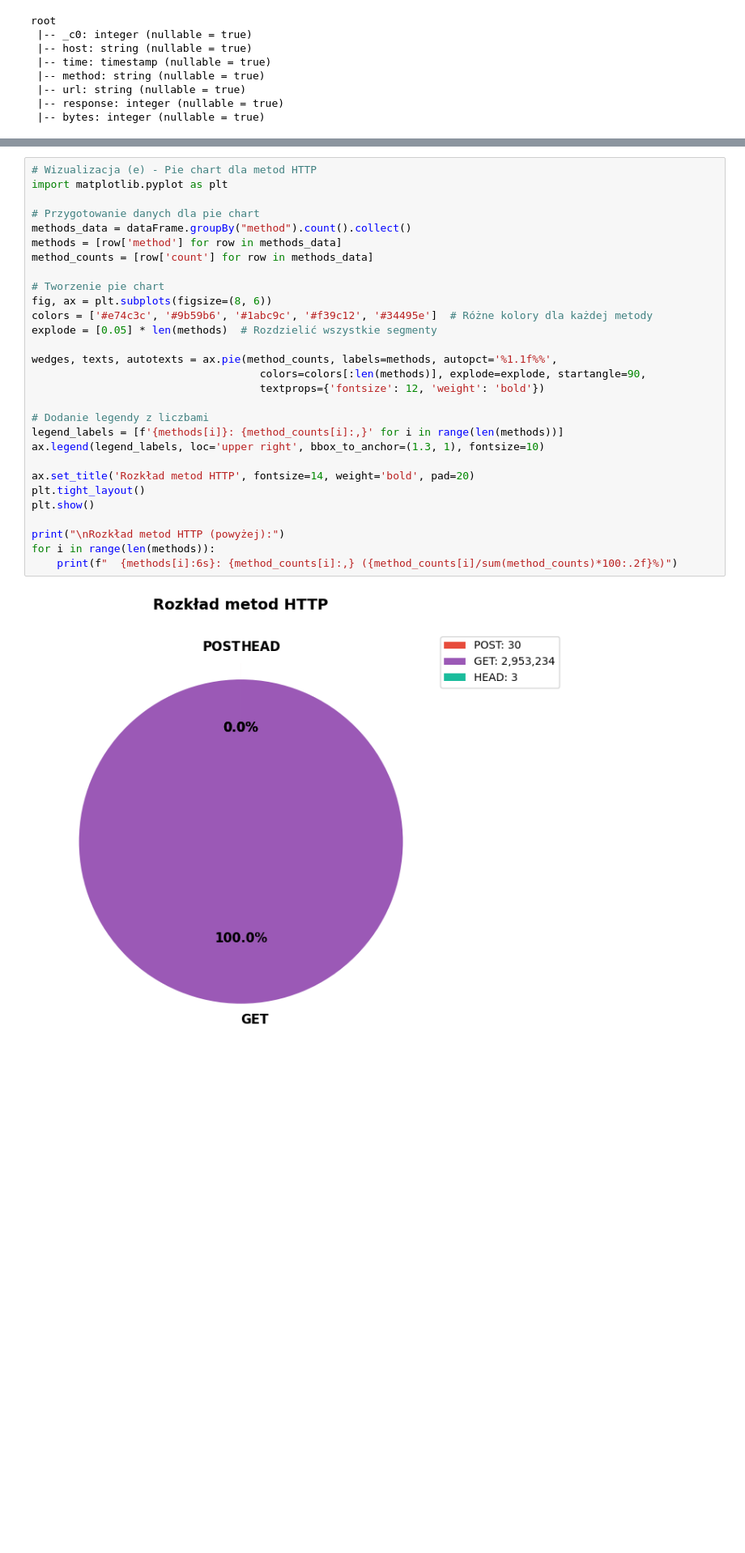
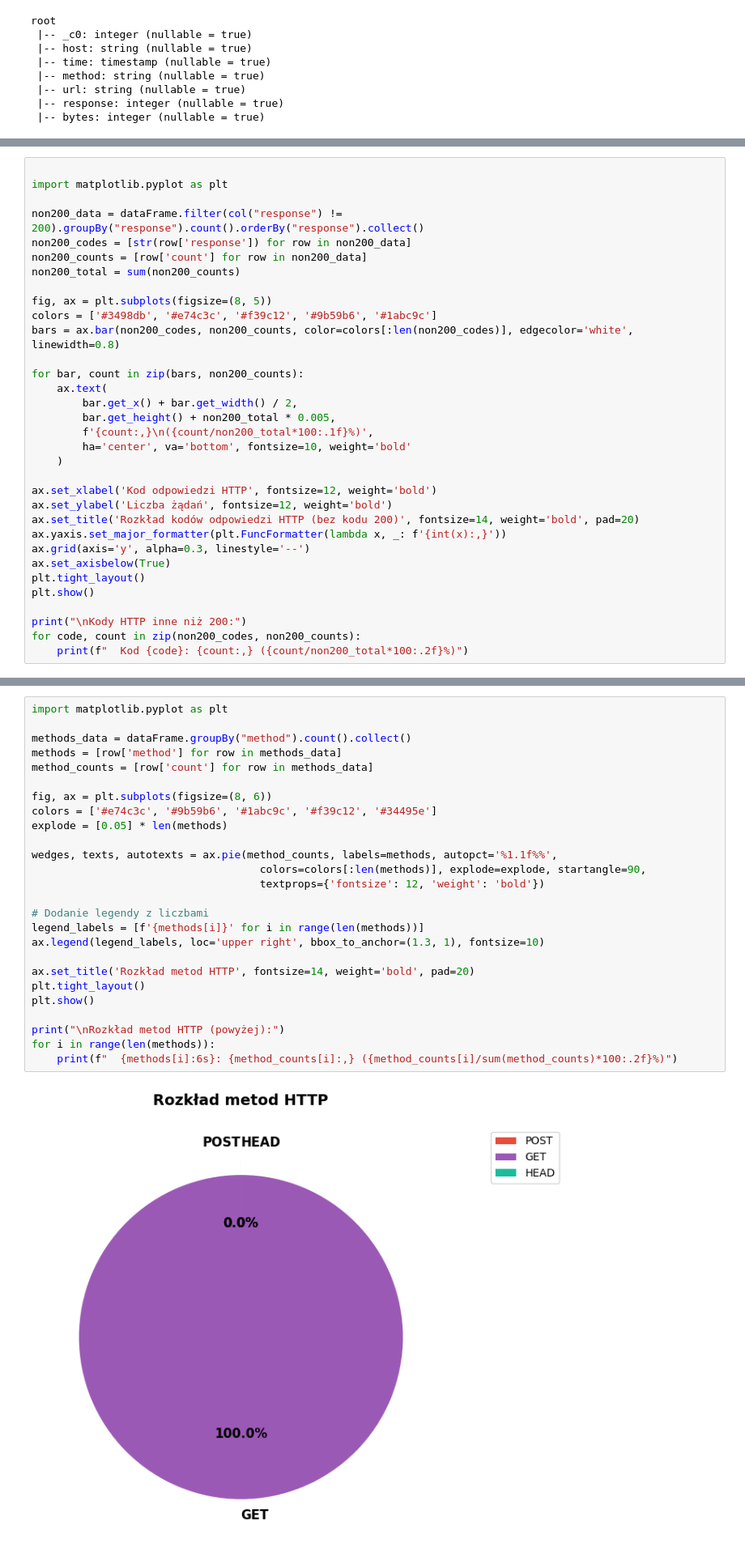
Before and after one commit to GTR1701/sem4, a Jupyter notebook: Metody i Narzedzia Big Data/1/BigDataProjekt1.ipynb, the cells around one changed output, grey strips where cells are left out. Shown at 81% size. Saved outputs shown, nothing was run; the diff lists cells and outputs as text; blank space fills up the shorter version.

Commit message:
Big Data projekt 1 implementacja

```diff
--- a/Metody i Narzedzia Big Data/1/BigDataProjekt1.ipynb
+++ b/Metody i Narzedzia Big Data/1/BigDataProjekt1.ipynb
@@ -336,3 +407,36 @@ Rozkład kodów HTTP (powyżej):
   Kod 304: 258,161 (8.74%)
   Kod 404: 3,858 (0.13%)
   Kod 501: 30 (0.00%)
+# %%
+
+import matplotlib.pyplot as plt
+
+non200_data = dataFrame.filter(col("response") != 200).groupBy("response").count().orderBy("response").collect()
+non200_codes = [str(row['response']) for row in non200_data]
+non200_counts = [row['count'] for row in non200_data]
+non200_total = sum(non200_counts)
+
+fig, ax = plt.subplots(figsize=(8, 5))
+colors = ['#3498db', '#e74c3c', '#f39c12', '#9b59b6', '#1abc9c']
+bars = ax.bar(non200_codes, non200_counts, color=colors[:len(non200_codes)], edgecolor='white', linewidth=0.8)
+
+for bar, count in zip(bars, non200_counts):
+    ax.text(
+        bar.get_x() + bar.get_width() / 2,
+        bar.get_height() + non200_total * 0.005,
+        f'{count:,}\n({count/non200_total*100:.1f}%)',
+        ha='center', va='bottom', fontsize=10, weight='bold'
+    )
+
+ax.set_xlabel('Kod odpowiedzi HTTP', fontsize=12, weight='bold')
+ax.set_ylabel('Liczba żądań', fontsize=12, weight='bold')
+ax.set_title('Rozkład kodów odpowiedzi HTTP (bez kodu 200)', fontsize=14, weight='bold', pad=20)
+ax.yaxis.set_major_formatter(plt.FuncFormatter(lambda x, _: f'{int(x):,}'))
+ax.grid(axis='y', alpha=0.3, linestyle='--')
+ax.set_axisbelow(True)
+plt.tight_layout()
+plt.show()
+
+print("\nKody HTTP inne niż 200:")
+for code, count in zip(non200_codes, non200_counts):
+    print(f"  Kod {code}: {count:,} ({count/non200_total*100:.2f}%)")
@@ -516,34 +608,31 @@ Razem zapytań: 2953267
 # %%
-# Wizualizacja (e) - Pie chart dla metod HTTP
 import matplotlib.pyplot as plt
 
-# Przygotowanie danych dla pie chart
 methods_data = dataFrame.groupBy("method").count().collect()
 methods = [row['method'] for row in methods_data]
 method_counts = [row['count'] for row in methods_data]
 
-# Tworzenie pie chart
 fig, ax = plt.subplots(figsize=(8, 6))
-colors = ['#e74c3c', '#9b59b6', '#1abc9c', '#f39c12', '#34495e']  # Różne kolory dla każdej metody
-explode = [0.05] * len(methods)  # Rozdzielić wszystkie segmenty
+colors = ['#e74c3c', '#9b59b6', '#1abc9c', '#f39c12', '#34495e']
+explode = [0.05] * len(methods)
 
 wedges, texts, autotexts = ax.pie(method_counts, labels=methods, autopct='%1.1f%%',
                                     colors=colors[:len(methods)], explode=explode, startangle=90,
                                     textprops={'fontsize': 12, 'weight': 'bold'})
 
 # Dodanie legendy z liczbami
-legend_labels = [f'{methods[i]}: {method_counts[i]:,}' for i in range(len(methods))]
+legend_labels = [f'{methods[i]}' for i in range(len(methods))]
 ax.legend(legend_labels, loc='upper right', bbox_to_anchor=(1.3, 1), fontsize=10)
 
 ax.set_title('Rozkład metod HTTP', fontsize=14, weight='bold', pad=20)
 plt.tight_layout()
 plt.show()
 
 print("\nRozkład metod HTTP (powyżej):")
 for i in range(len(methods)):
     print(f"  {methods[i]:6s}: {method_counts[i]:,} ({method_counts[i]/sum(method_counts)*100:.2f}%)")
 # %% [output]
-[figure, old version]
+[figure, new version]
 Rozkład metod HTTP (powyżej):
   POST  : 30 (0.00%)
   GET   : 2,953,234 (100.00%)
```
Also changed, not shown: parts of 25 cells of this notebook.
